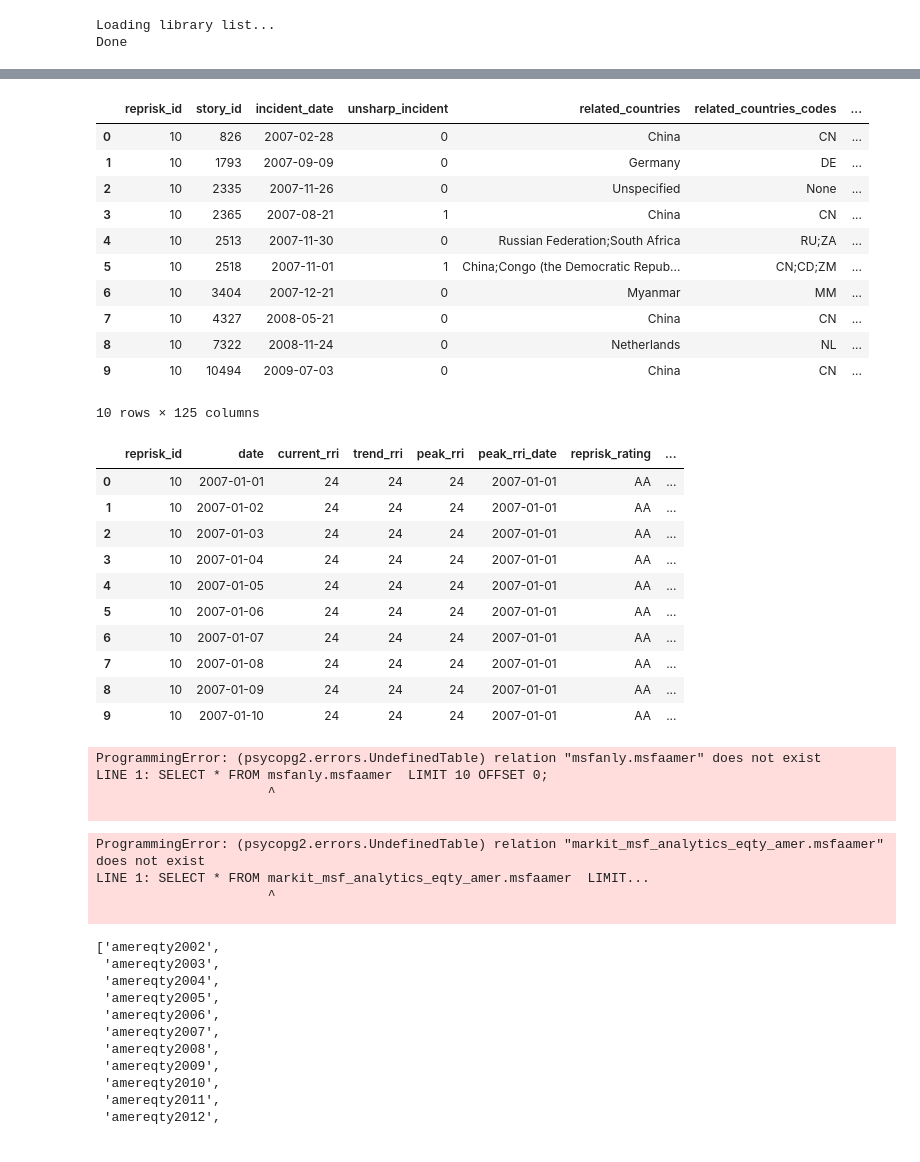
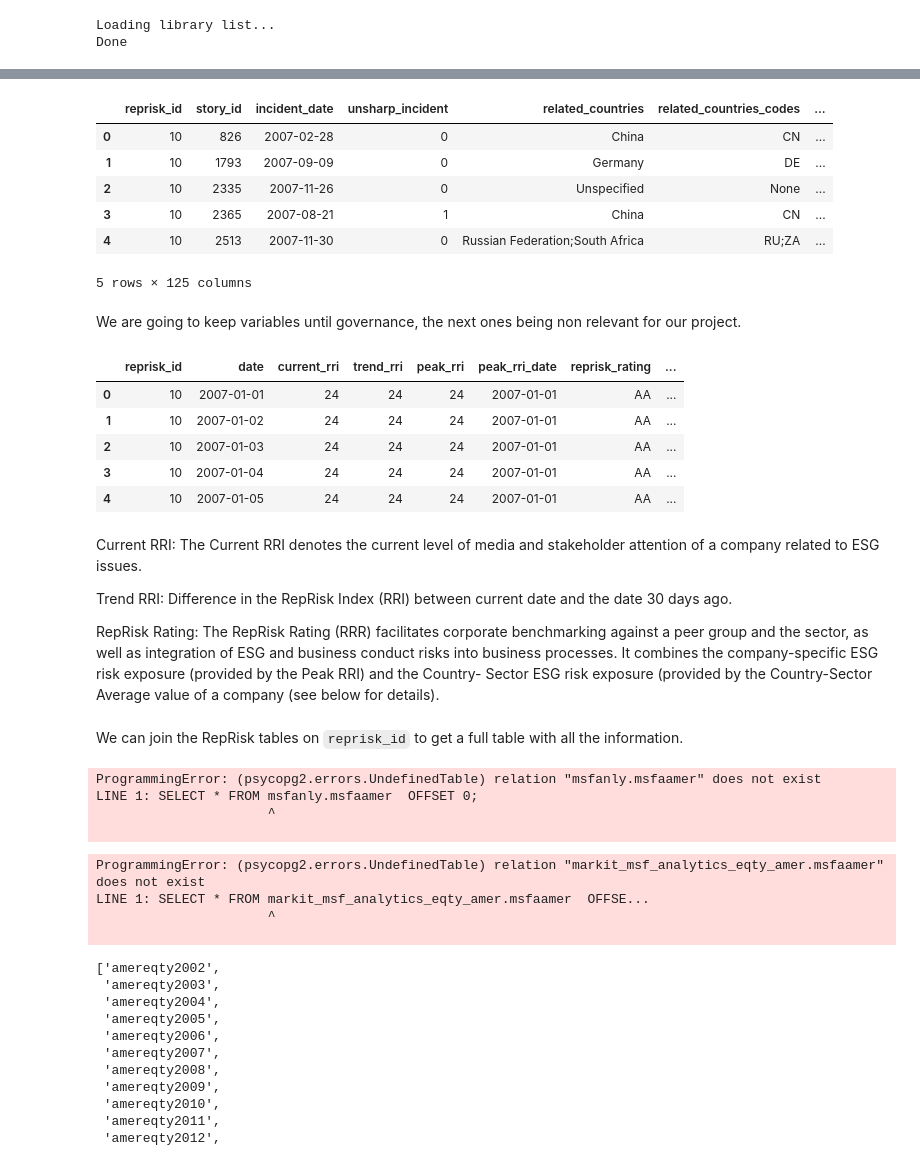
Before and after one commit to baptistepepin/FINM-32900-PROJECT, a Jupyter notebook: src/WRDS - Data - Demo.ipynb, the cells around one changed output, grey strips where cells are left out. Saved outputs shown, nothing was run; the diff lists cells and outputs as text; code cells hidden in the pictures.

```diff
--- a/src/WRDS - Data - Demo.ipynb
+++ b/src/WRDS - Data - Demo.ipynb
@@ -33,8 +28,8 @@ RepRisk_company_identifiers
 # %%
 # RepRisk - Risk Incidents available since 2007
 
-RepRisk_risk_incidents = db.get_table(library='reprisk', table='v2_risk_incidents', obs=10)
-RepRisk_risk_incidents
+RepRisk_risk_incidents = db.get_table(library='reprisk', table='v2_risk_incidents')
+RepRisk_risk_incidents.head()
 # %% [output]
 |  | reprisk_id | story_id | incident_date | unsharp_incident | related_countries | related_countries_codes | ... |
 | 0 | 10 | 826 | 2007-02-28 | 0 | China | CN | ... |
@@ -42,43 +37,43 @@ RepRisk_risk_incidents
 | 2 | 10 | 2335 | 2007-11-26 | 0 | Unspecified | None | ... |
 | 3 | 10 | 2365 | 2007-08-21 | 1 | China | CN | ... |
 | 4 | 10 | 2513 | 2007-11-30 | 0 | Russian Federation;South Africa | RU;ZA | ... |
-| 5 | 10 | 2518 | 2007-11-01 | 1 | China;Congo (the Democratic Repub... | CN;CD;ZM | ... |
-| 6 | 10 | 3404 | 2007-12-21 | 0 | Myanmar | MM | ... |
-| 7 | 10 | 4327 | 2008-05-21 | 0 | China | CN | ... |
-| 8 | 10 | 7322 | 2008-11-24 | 0 | Netherlands | NL | ... |
-| 9 | 10 | 10494 | 2009-07-03 | 0 | China | CN | ... |
-10 rows × 125 columns
+5 rows × 125 columns
+# %% [markdown]
+We are going to keep variables until governance, the next ones being non relevant for our project.
 # %%
 # RepRisk - Metrics available since 2007
 
 RepRisk_metrics = db.get_table(library='reprisk', table='v2_metrics', obs=10)
-RepRisk_metrics
+RepRisk_metrics.head()
 # %% [output]
 |  | reprisk_id | date | current_rri | trend_rri | peak_rri | peak_rri_date | reprisk_rating | ... |
 | 0 | 10 | 2007-01-01 | 24 | 24 | 24 | 2007-01-01 | AA | ... |
 | 1 | 10 | 2007-01-02 | 24 | 24 | 24 | 2007-01-01 | AA | ... |
 | 2 | 10 | 2007-01-03 | 24 | 24 | 24 | 2007-01-01 | AA | ... |
 | 3 | 10 | 2007-01-04 | 24 | 24 | 24 | 2007-01-01 | AA | ... |
 | 4 | 10 | 2007-01-05 | 24 | 24 | 24 | 2007-01-01 | AA | ... |
-| 5 | 10 | 2007-01-06 | 24 | 24 | 24 | 2007-01-01 | AA | ... |
-| 6 | 10 | 2007-01-07 | 24 | 24 | 24 | 2007-01-01 | AA | ... |
-| 7 | 10 | 2007-01-08 | 24 | 24 | 24 | 2007-01-01 | AA | ... |
-| 8 | 10 | 2007-01-09 | 24 | 24 | 24 | 2007-01-01 | AA | ... |
-| 9 | 10 | 2007-01-10 | 24 | 24 | 24 | 2007-01-01 | AA | ... |
+# %% [markdown]
+Current RRI: The Current RRI denotes the current level of media and stakeholder attention of a company related to ESG issues.
+
+Trend RRI: Difference in the RepRisk Index (RRI) between current date and the date 30 days ago.
+
+RepRisk Rating: The RepRisk Rating (RRR) facilitates corporate benchmarking against a peer group and the sector, as well as integration of ESG and business conduct risks into business processes. It combines the company-specific ESG risk exposure (provided by the Peak RRI) and the Country- Sector ESG risk exposure (provided by the Country-Sector Average value of a company (see below for details).
+# %% [markdown]
+We can join the RepRisk tables on `reprisk_id` to get a full table with all the information.
 # %%
 # Markit Securities Finance Analytics - American Equities available since 2002
 
-db.get_table(library='msfanly', table='msfaamer', obs=10)
+db.get_table(library='msfanly', table='msfaamer')
 # %% [output]
 ProgrammingError: (psycopg2.errors.UndefinedTable) relation "msfanly.msfaamer" does not exist
-LINE 1: SELECT * FROM msfanly.msfaamer  LIMIT 10 OFFSET 0;
+LINE 1: SELECT * FROM msfanly.msfaamer  OFFSET 0;
                       ^
 
 # %%
-db.get_table(library='markit_msf_analytics_eqty_amer', table='msfaamer', obs=10)
+db.get_table(library='markit_msf_analytics_eqty_amer', table='msfaamer')
 # %% [output]
 ProgrammingError: (psycopg2.errors.UndefinedTable) relation "markit_msf_analytics_eqty_amer.msfaamer" does not exist
-LINE 1: SELECT * FROM markit_msf_analytics_eqty_amer.msfaamer  LIMIT...
+LINE 1: SELECT * FROM markit_msf_analytics_eqty_amer.msfaamer  OFFSE...
                       ^
 
 # %%
```
Also changed, not shown: parts of 6 cells of this notebook.
